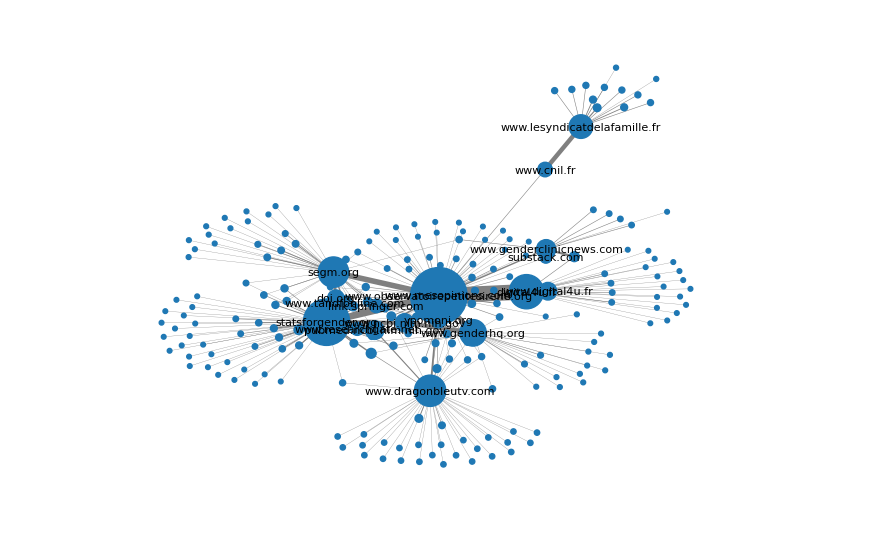
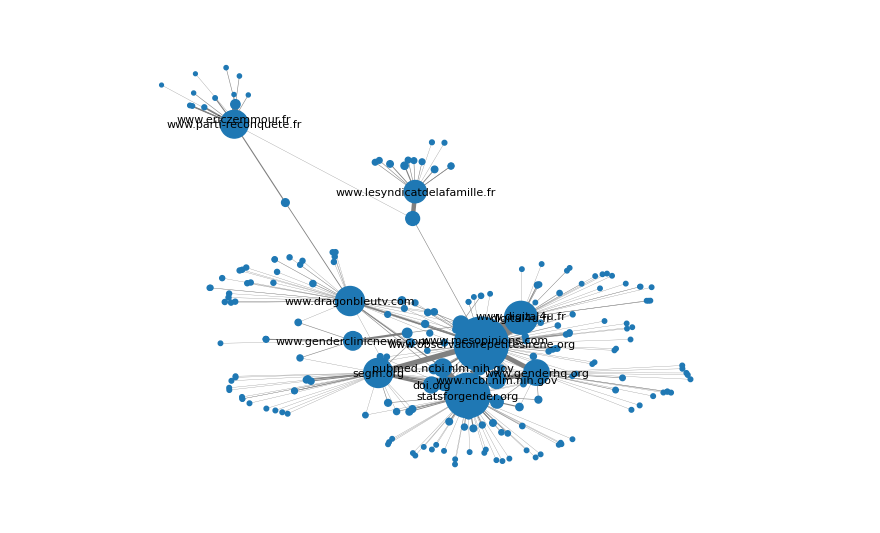
Before and after one commit to LeoMaurice/Conservative_mobilisation, a Jupyter notebook: scrapping_network.ipynb, the cells around one changed output. Saved outputs shown, nothing was run; the diff lists cells and outputs as text; code cells hidden in the pictures.

Commit message:
interactive plot V1

```diff
--- a/scrapping_network.ipynb
+++ b/scrapping_network.ipynb
@@ -52,6 +52,7 @@ def build_network(seed_url, depth, domain_to_exclude=[], graph=None):
 
     return graph
 # %%
+recompute = True
 nodes_to_exclude = [
     'www.helloasso.com',
     "www.youtube.com",
@@ -72,11 +73,13 @@ nodes_to_exclude = [
 
 list_seed_website = [
     'https://www.lesyndicatdelafamille.fr/',
-    'https://www.observatoirepetitesirene.org'
+    'https://www.observatoirepetitesirene.org',
+    'https://www.parti-reconquete.fr/'
 ]
 
 depth_of_network = 2
-list_graph = []
+if recompute:
+    list_graph = []
 for seed_website in list_seed_website:
     list_graph.append(build_network(seed_website, depth_of_network, nodes_to_exclude))
 
@@ -84,27 +87,28 @@ network_graph = nx.compose_all(list_graph)
 # %%
 # Nodes to exclude from the calculation
 
 # Calculate PageRank scores excluding specified nodes
 pagerank_scores_with_exclusion = nx.pagerank(network_graph.subgraph(set(network_graph.nodes) - set(nodes_to_exclude)))
 pagerank_scores = pagerank_scores = nx.pagerank(network_graph)
 # Get the top 10 nodes based on PageRank scores
-top_10_nodes = sorted(pagerank_scores_with_exclusion, key=pagerank_scores.get, reverse=True)[:20]
+n_top_nodes = 15
+top_nodes = sorted(pagerank_scores_with_exclusion, key=pagerank_scores.get, reverse=True)[:n_top_nodes]
 
 # Visualization with different edge sizes based on weights and labels of the top 10 nodes
-pos = nx.spring_layout(network_graph, k=0.1)
+pos = nx.spring_layout(network_graph, k=0.01)
 edge_widths = [network_graph[u][v]['weight'] for u, v in network_graph.edges()]
 
 # Scale down the edge widths (adjust the scaling factor as needed)
 edge_widths = [width * 0.2 for width in edge_widths]
 
 node_sizes = [pagerank_scores[node] * 10000 for node in network_graph.nodes()]
 
 nx.draw(network_graph, pos, with_labels=False, font_weight='bold', width=edge_widths, node_size = node_sizes, edge_color='gray')
 
 # Display labels of the top 10 nodes
-labels = {node: node if node in top_10_nodes else '' for node in network_graph.nodes}
+labels = {node: node if node in top_nodes else '' for node in network_graph.nodes}
 nx.draw_networkx_labels(network_graph, pos, labels=labels, font_size=8)
 
 plt.show()
 # %% [output]
-[figure, old version]
+[figure, new version]
```
Also changed, not shown: parts of 1 cell of this notebook.
